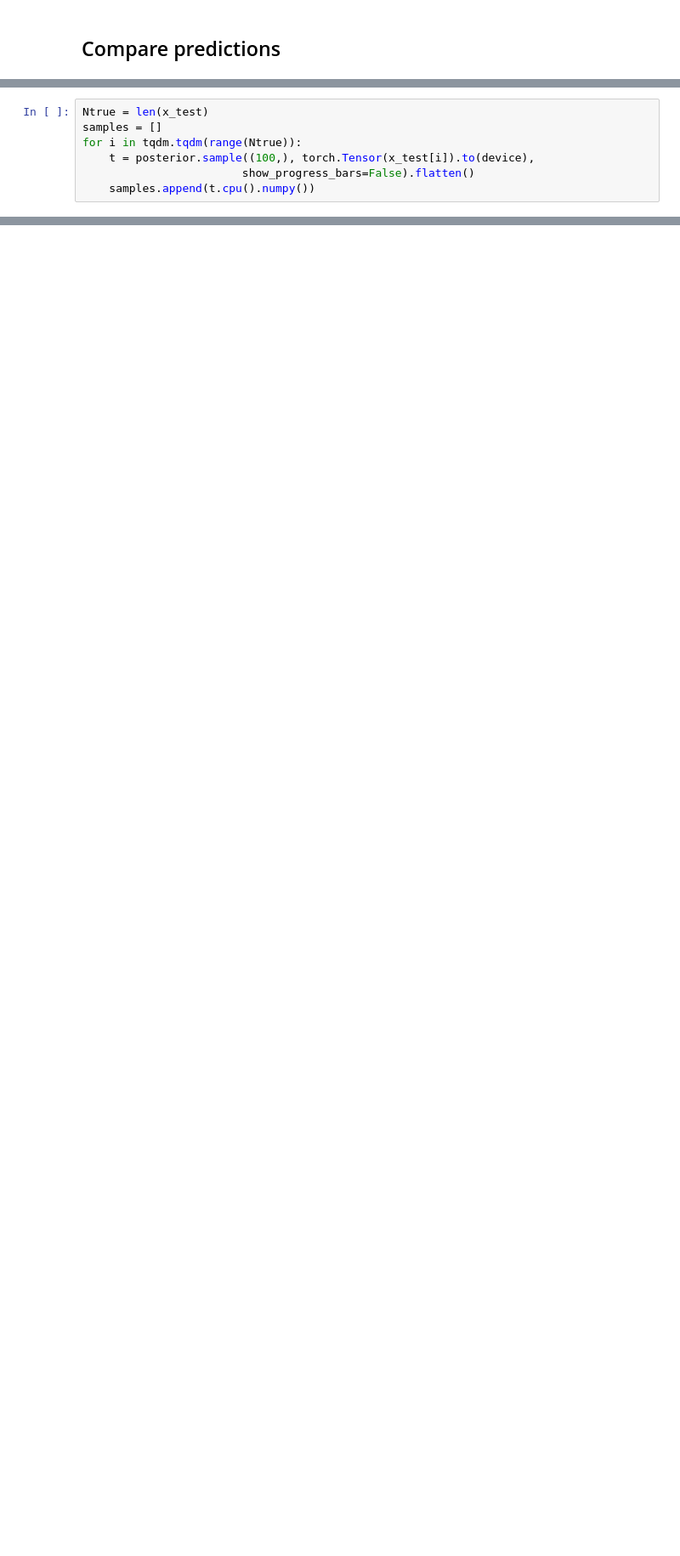
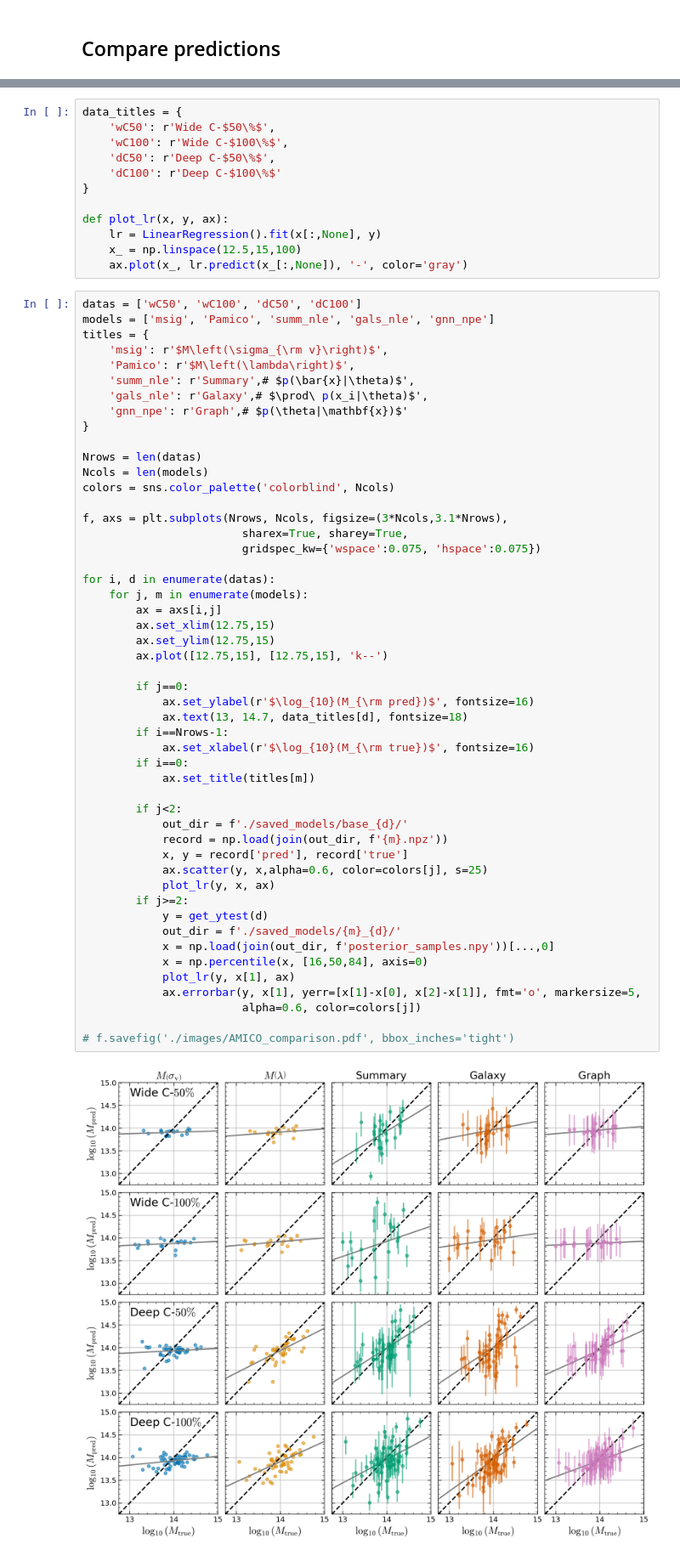
Before and after one commit to maho3/cl-ml-euclid, a Jupyter notebook: test_all.ipynb, the cells around one changed output, grey strips where cells are left out. Shown at 85% size. Drawn from its saved outputs; the diff is of its cells as text; blank space fills up the shorter version.

```diff
--- a/test_all.ipynb
+++ b/test_all.ipynb
@@ -566,7 +201,0 @@ NameError: name 'PlotRankStatistics' is not defined
-# %%
-Ntrue = len(x_test)
-samples = []
-for i in tqdm.tqdm(range(Ntrue)):
-    t = posterior.sample((100,), torch.Tensor(x_test[i]).to(device),
-                        show_progress_bars=False).flatten()
-    samples.append(t.cpu().numpy())
@@ -591,0 +278,64 @@ Galaxy-based NLE scatter: 0.1350
+# %%
+data_titles = {
+    'wC50': r'Wide C-$50\%$',
+    'wC100': r'Wide C-$100\%$',
+    'dC50': r'Deep C-$50\%$',
+    'dC100': r'Deep C-$100\%$'
+}
+
+def plot_lr(x, y, ax):
+    lr = LinearRegression().fit(x[:,None], y)
+    x_ = np.linspace(12.5,15,100)
+    ax.plot(x_, lr.predict(x_[:,None]), '-', color='gray')
+# %%
+datas = ['wC50', 'wC100', 'dC50', 'dC100']
+models = ['msig', 'Pamico', 'summ_nle', 'gals_nle', 'gnn_npe']
+titles = {
+    'msig': r'$M\left(\sigma_{\rm v}\right)$',
+    'Pamico': r'$M\left(\lambda\right)$',
+    'summ_nle': r'Summary',# $p(\bar{x}|\theta)$',
+    'gals_nle': r'Galaxy',# $\prod\ p(x_i|\theta)$',
+    'gnn_npe': r'Graph',# $p(\theta|\mathbf{x})$'
+}
+
+Nrows = len(datas)
+Ncols = len(models)
+colors = sns.color_palette('colorblind', Ncols)
+
+f, axs = plt.subplots(Nrows, Ncols, figsize=(3*Ncols,3.1*Nrows),
+                        sharex=True, sharey=True,
+                        gridspec_kw={'wspace':0.075, 'hspace':0.075})
+
+for i, d in enumerate(datas):
+    for j, m in enumerate(models):
+        ax = axs[i,j]
+        ax.set_xlim(12.75,15)
+        ax.set_ylim(12.75,15)
+        ax.plot([12.75,15], [12.75,15], 'k--')
+
+        if j==0:
+            ax.set_ylabel(r'$\log_{10}(M_{\rm pred})$', fontsize=16)
+            ax.text(13, 14.7, data_titles[d], fontsize=18)
+        if i==Nrows-1:
+            ax.set_xlabel(r'$\log_{10}(M_{\rm true})$', fontsize=16)
+        if i==0:
+            ax.set_title(titles[m])
+
+        if j<2:
+            out_dir = f'./saved_models/base_{d}/'
+            record = np.load(join(out_dir, f'{m}.npz'))
+            x, y = record['pred'], record['true']
+            ax.scatter(y, x,alpha=0.6, color=colors[j], s=25)
+            plot_lr(y, x, ax)
+        if j>=2:
+            y = get_ytest(d)
+            out_dir = f'./saved_models/{m}_{d}/'
+            x = np.load(join(out_dir, f'posterior_samples.npy'))[...,0]
+            x = np.percentile(x, [16,50,84], axis=0)
+            plot_lr(y, x[1], ax)
+            ax.errorbar(y, x[1], yerr=[x[1]-x[0], x[2]-x[1]], fmt='o', markersize=5,
+                        alpha=0.6, color=colors[j])
+
+# f.savefig('./images/AMICO_comparison.pdf', bbox_inches='tight')
+# %% [output]
+[figure, added]
```
Also changed, not shown: parts of 42 cells of this notebook, 2 other files.
